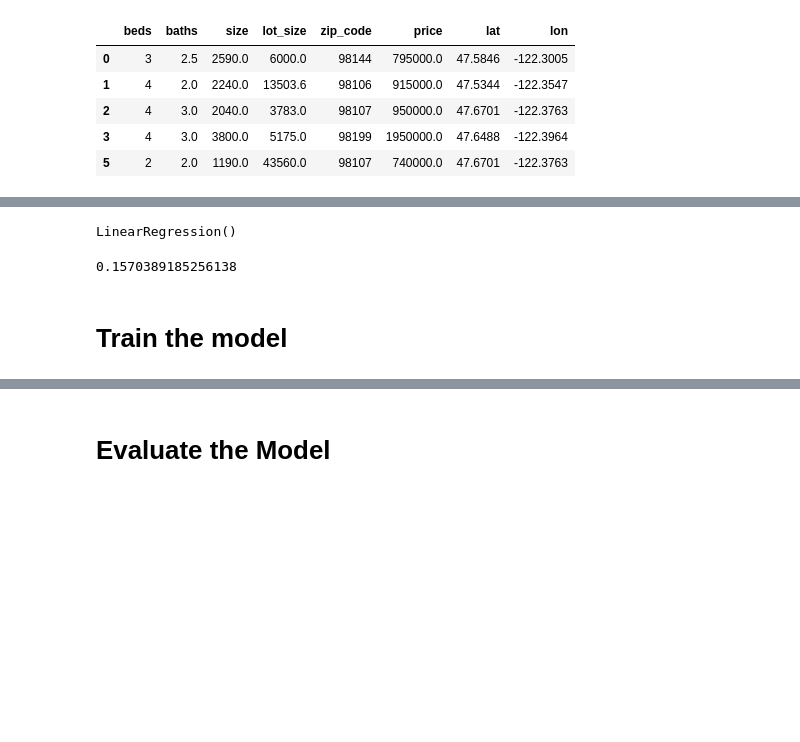
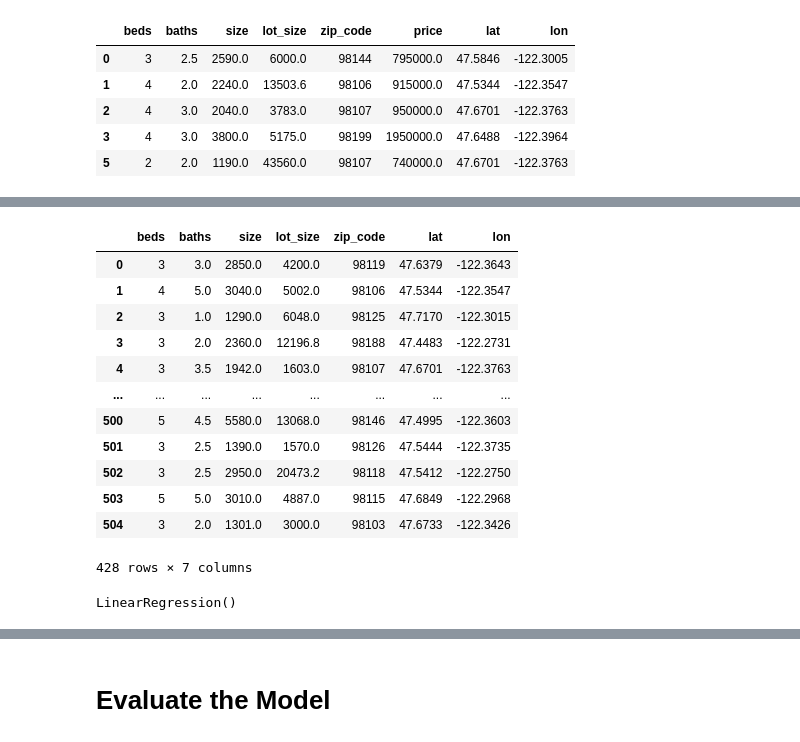
Before and after one commit to Tomas-habte/House_Price_Prediction_Project, a Jupyter notebook: House_Price_Prediction_Project.ipynb, the cells around one changed output, grey strips where cells are left out. Saved outputs shown, nothing was run; the diff lists cells and outputs as text; code cells hidden in the pictures; blank space fills up the shorter version.

```diff
--- a/House_Price_Prediction_Project.ipynb
+++ b/House_Price_Prediction_Project.ipynb
@@ -223,4 +255,19 @@ train_file_final.head()
 # %%
-# Define features and target variables
-X = test_file_final.drop(columns='price', axis=1)
-y = test_file_final['price']
+# Define the features and target
+X_test = test_file_final.drop(columns='price', axis=1)
+y_test = test_file_final['price']
+X_test
+# %% [output]
+|  | beds | baths | size | lot_size | zip_code | lat | lon |
+| 0 | 3 | 3.0 | 2850.0 | 4200.0 | 98119 | 47.6379 | -122.3643 |
+| 1 | 4 | 5.0 | 3040.0 | 5002.0 | 98106 | 47.5344 | -122.3547 |
+| 2 | 3 | 1.0 | 1290.0 | 6048.0 | 98125 | 47.7170 | -122.3015 |
+| 3 | 3 | 2.0 | 2360.0 | 12196.8 | 98188 | 47.4483 | -122.2731 |
+| 4 | 3 | 3.5 | 1942.0 | 1603.0 | 98107 | 47.6701 | -122.3763 |
+| ... | ... | ... | ... | ... | ... | ... | ... |
+| 500 | 5 | 4.5 | 5580.0 | 13068.0 | 98146 | 47.4995 | -122.3603 |
+| 501 | 3 | 2.5 | 1390.0 | 1570.0 | 98126 | 47.5444 | -122.3735 |
+| 502 | 3 | 2.5 | 2950.0 | 20473.2 | 98118 | 47.5412 | -122.2750 |
+| 503 | 5 | 5.0 | 3010.0 | 4887.0 | 98115 | 47.6849 | -122.2968 |
+| 504 | 3 | 2.0 | 1301.0 | 3000.0 | 98103 | 47.6733 | -122.3426 |
+428 rows × 7 columns
@@ -236,9 +277,3 @@ model = LinearRegression()
 model.fit(X_train, y_train)
 # %% [output]
 LinearRegression()
-# %%
-print(model.score(X_test, y_test))
-# %% [output]
-0.1570389185256138
-# %% [markdown]
-# Train the model
```
Also changed, not shown: parts of 25 cells of this notebook.
